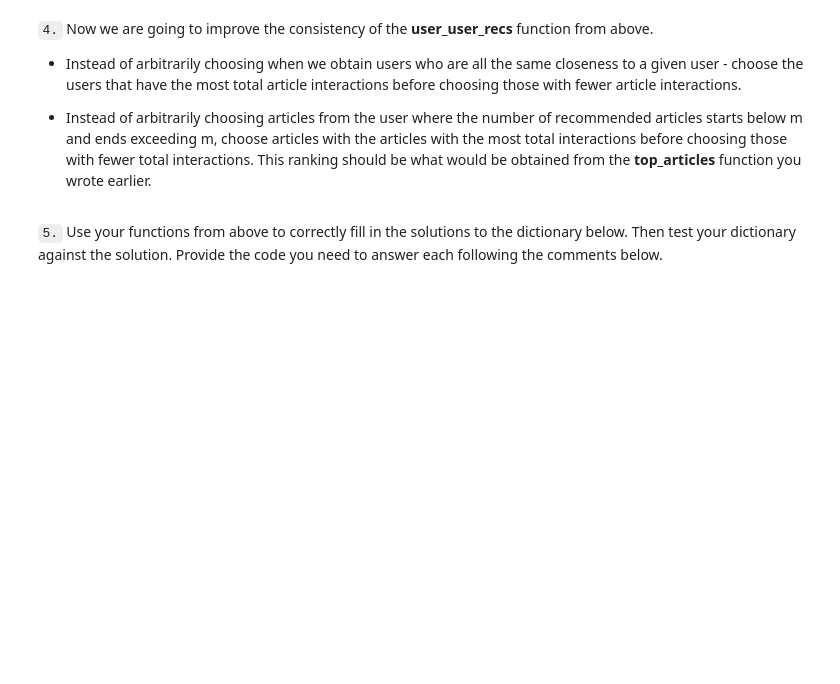
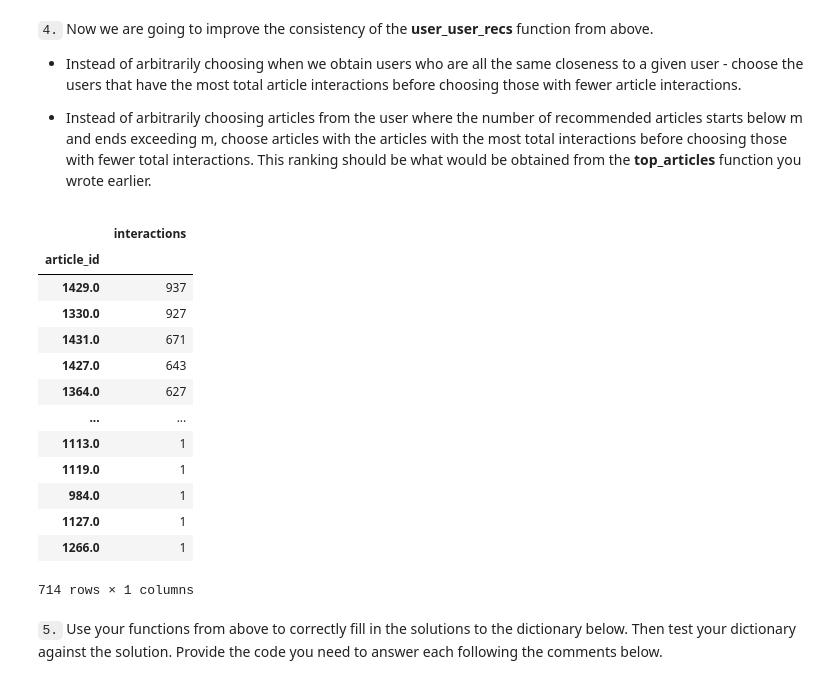
Before and after one commit to prsn670/recommendations_with_IBM, a Jupyter notebook: Recommendations_with_IBM.ipynb, the cells around one changed output. Cells and saved outputs as stored; diff of their text form; code cells hidden in the pictures; blank space fills up the shorter version.

Commit message:
WIP: user_user_recs_part2

```diff
--- a/Recommendations_with_IBM.ipynb
+++ b/Recommendations_with_IBM.ipynb
@@ -510,36 +576,95 @@ def get_top_sorted_users(user_id, df=df, user_item=user_item):
 
     '''
     # Your code here
+    neighbors_df = find_similar_users2(user_id)
+    # get number of articles seen by user
+    neighbors_df['num_interactions'] = neighbors_df['neighbor_id'].apply(lambda id: get_user_article_count(id))
+    neighbors_df.sort_values(by=['similarity', 'num_interactions'], ascending=False, inplace=True)
 
     return neighbors_df # Return the dataframe specified in the doc_string
 
 
-def user_user_recs_part2(user_id, m=10):
+def user_user_recs_part2(user_id, m=10, df=df):
     '''
     INPUT:
     user_id - (int) a user id
     m - (int) the number of recommendations you want for the user
 
     OUTPUT:
     recs - (list) a list of recommendations for the user by article id
     rec_names - (list) a list of recommendations for the user by article title
 
     Description:
     Loops through the users based on closeness to the input user_id
     For each user - finds articles the user hasn't seen before and provides them as recs
     Does this until m recommendations are found
 
     Notes:
     * Choose the users that have the most total article interactions
     before choosing those with fewer article interactions.
 
     * Choose articles with the articles with the most total interactions
     before choosing those with fewer total interactions.
 
     '''
     # Your code here
+    recs, rec_names = []
+    # get neighbor_df that returns dataframe of members with closest relation to user in question
+    neighbor_df = get_top_sorted_users(user_id)
+
+    # create df containing the number of interactions for each article descending order
+    article_interactions_df = df.groupby(['article_id']).count()
+    article_interactions_df.drop(columns=['title'], inplace=True)
+    article_interactions_df.rename(columns={'user_id': 'interactions'}, inplace=True)
+    article_interactions_df.sort_values(by=['interactions'], inplace=True, ascending=False)
+
+    # sort article interactions by greatest to least
+    article_interactions_df.sort_values(by=['title'], inplace=True, ascending=False)
+
+    for neighbor_id in neighbor_df['neighbor_id']:
+        # get article id's read by next closest neighbor, convert to float
+        neighbor_article_ids = [float(i) for i in get_user_articles(neighbor_id)[0]]
+
+
+    closest_users = find_similar_users(user_id)
+    user_articles = get_user_articles(user_id)
+    user_article_ids = user_articles[0]
+    recs = []
+
+    for closest_user in closest_users:
+        closest_ids = get_user_articles(closest_user)[0]
+        for closest_id in closest_ids:
+            if closest_id not in user_article_ids:
+                recs.append(closest_id)
+            if len(recs) >= m:
+                return recs
 
     return recs, rec_names
+
+# used for validation
+test_df = get_top_sorted_users(1)
+neighbor_article_ids = [float(i) for i in get_user_articles(neighbor_id)[0]]
+article_interactions_df = df.groupby(['article_id']).count()
+article_interactions_df.drop(columns=['title'], inplace=True)
+article_interactions_df.rename(columns={'user_id': 'interactions'}, inplace=True)
+article_interactions_df.sort_values(by=['interactions'], inplace=True, ascending=False)
+article_interactions_df
+neighbor_article_ids
+# %% [output]
+|  | interactions |
+| article_id |  |
+| 1429.0 | 937 |
+| 1330.0 | 927 |
+| 1431.0 | 671 |
+| 1427.0 | 643 |
+| 1364.0 | 627 |
+| ... | ... |
+| 1113.0 | 1 |
+| 1119.0 | 1 |
+| 984.0 | 1 |
+| 1127.0 | 1 |
+| 1266.0 | 1 |
+714 rows × 1 columns
 # %%
 # Quick spot check - don't change this code - just use it to test your functions
 rec_ids, rec_names = user_user_recs_part2(20, 10)
```
Also changed, not shown: parts of 5 cells of this notebook.
